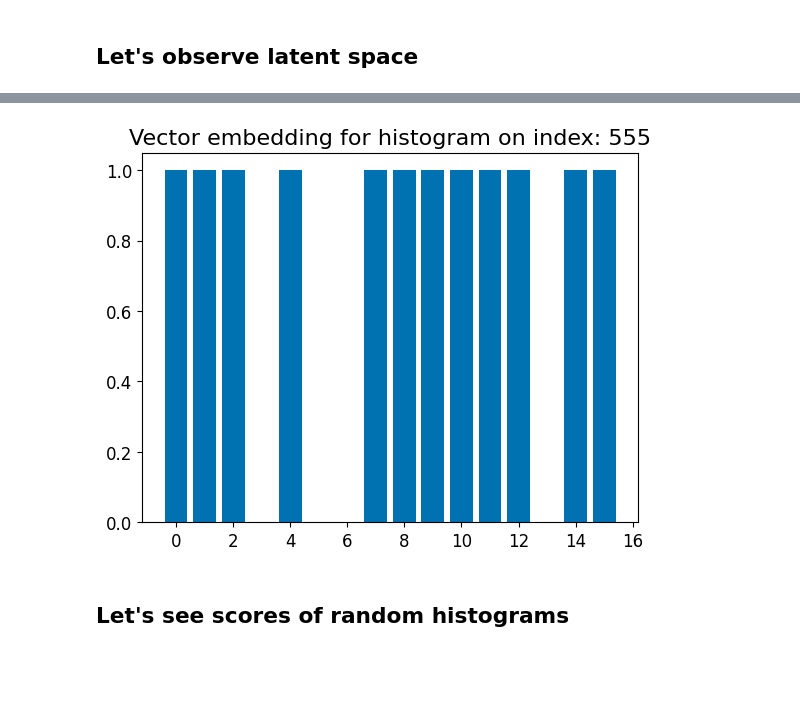
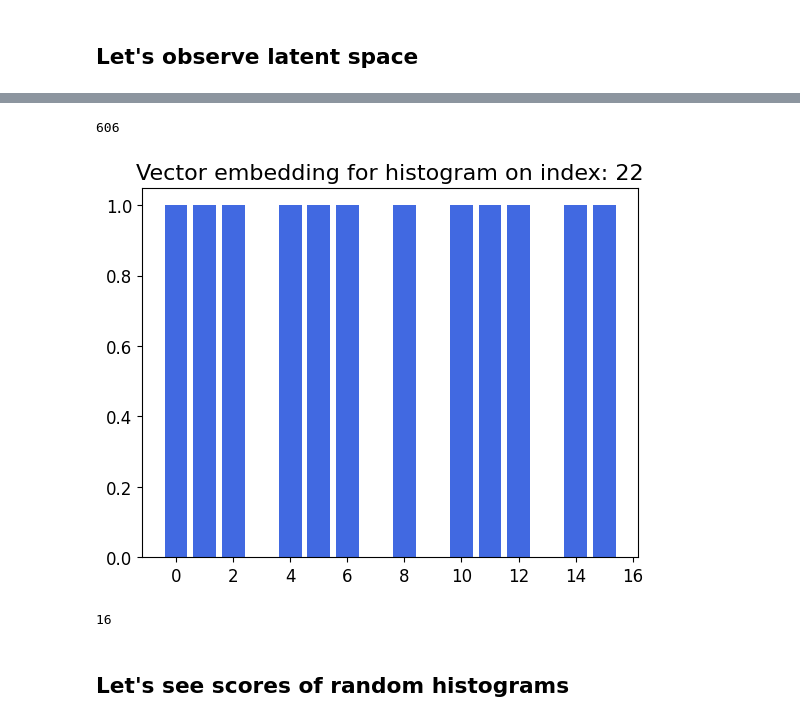
Before and after one commit to jHrdy/vyzkumak, a Jupyter notebook: autoencoders/linear_ae_2.ipynb, the cells around one changed output, grey strips where cells are left out. Saved outputs shown, nothing was run; the diff lists cells and outputs as text; code cells hidden in the pictures; blank space fills up the shorter version.

```diff
--- a/autoencoders/linear_ae_2.ipynb
+++ b/autoencoders/linear_ae_2.ipynb
@@ -229,16 +226,34 @@ print(embedding.squeeze().numpy())
+# %%
+enc_preds = list()
+
+with torch.no_grad():
+    ae_lin.eval()
+    for idx, data in enumerate(full_dataset):
+        embed = ae_lin.encoder(data).numpy()
+
+        for p in enc_preds:
+            if embed.all() == p.all():
+                break
+        else:
+            enc_preds.append(pred)
+len(enc_preds)
+# %% [output]
+606
 # %%
-idx = 555
+idx = 22
 pt = full_dataset[idx]
 
 ae_lin.eval()
 with torch.no_grad():
     embedding = ae_lin.encoder(pt).squeeze().cpu().numpy()
 
 plt.title(f"Vector embedding for histogram on index: {idx}")
-plt.bar(range(len(embedding)), embedding)
+plt.bar(range(len(embedding)), embedding, color='royalblue')
 plt.show()
+print(len(embedding))
 # %% [output]
-[figure, old version]
+[figure, new version]
+16
 # %% [markdown]
 ## Let's see scores of random histograms
 # %%
```
Also changed, not shown: parts of 11 cells of this notebook, 4 other files.
